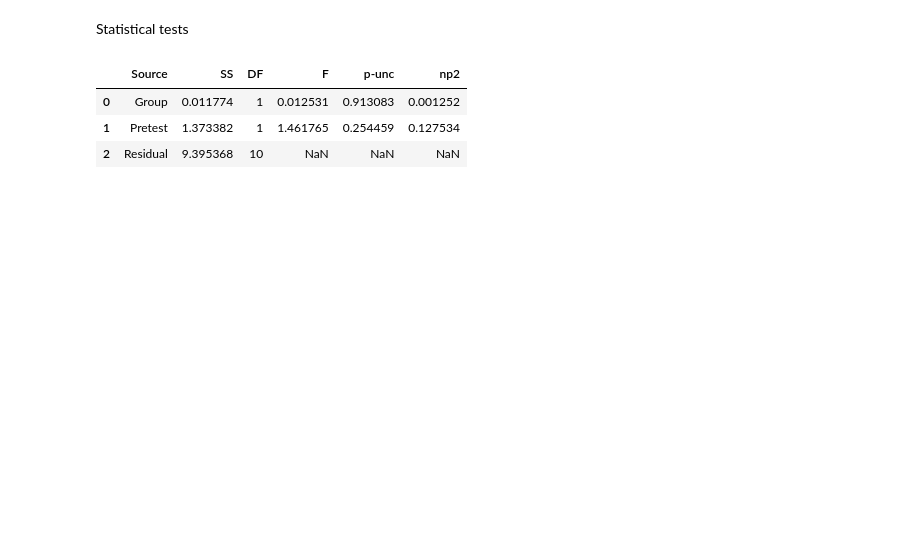
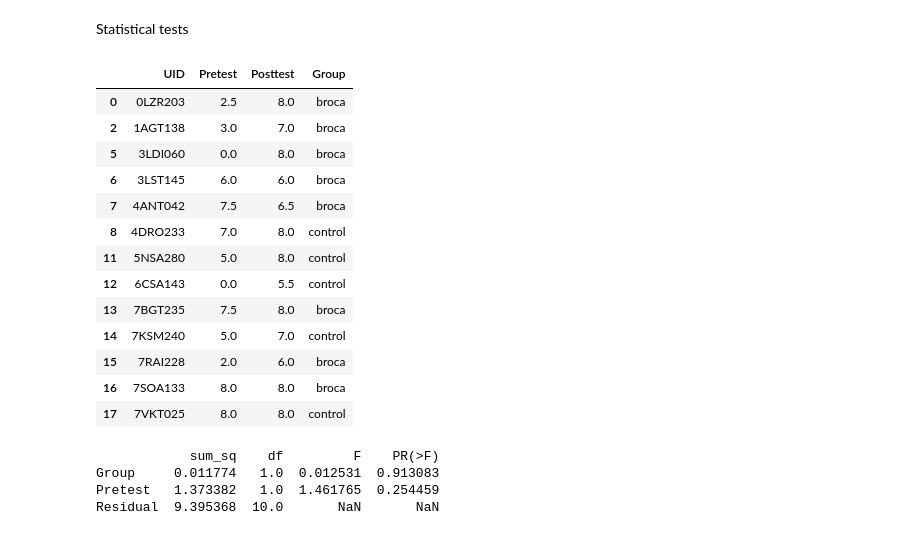
Before and after one commit to gord6/Tapping-into-the-Natural-Language-System-Using-Artificial-Languages-when-Learning-Programming, a Jupyter notebook: statistics.ipynb, the cells around one changed output. Cells and saved outputs as stored; diff of their text form; code cells hidden in the pictures; blank space fills up the shorter version.

```diff
--- a/statistics.ipynb
+++ b/statistics.ipynb
@@ -1843,13 +1648,43 @@ df_datatypes_broca
 # %% [markdown]
 Statistical tests
-# %%
-from pingouin import ancova
-ancova(data=df_merge, dv='Posttest', covar='Pretest', between='Group')
-# %% [output]
-|  | Source | SS | DF | F | p-unc | np2 |
-| 0 | Group | 0.011774 | 1 | 0.012531 | 0.913083 | 0.001252 |
-| 1 | Pretest | 1.373382 | 1 | 1.461765 | 0.254459 | 0.127534 |
-| 2 | Residual | 9.395368 | 10 | NaN | NaN | NaN |
+# %%
+from pingouin import ancova
+ancova(data=df_merge, dv='Posttest', covar='Pretest', between='Group')
+
+
+import statsmodels.formula.api as smf
+import statsmodels.api as sm
+
+# Load the data into a pandas DataFrame
+
+display(df_merge)
+
+# Fit a linear regression model using the 'ols' function
+model = smf.ols(formula="Posttest ~ Pretest + Group", data=df_merge)
+results = model.fit()
+
+# Perform an ANOVA using the 'anova_lm' function
+aov_table = sm.stats.anova_lm(results, typ=2)
+print(aov_table)
+# %% [output]
+|  | UID | Pretest | Posttest | Group |
+| 0 | 0LZR203 | 2.5 | 8.0 | broca |
+| 2 | 1AGT138 | 3.0 | 7.0 | broca |
+| 5 | 3LDI060 | 0.0 | 8.0 | broca |
+| 6 | 3LST145 | 6.0 | 6.0 | broca |
+| 7 | 4ANT042 | 7.5 | 6.5 | broca |
+| 8 | 4DRO233 | 7.0 | 8.0 | control |
+| 11 | 5NSA280 | 5.0 | 8.0 | control |
+| 12 | 6CSA143 | 0.0 | 5.5 | control |
+| 13 | 7BGT235 | 7.5 | 8.0 | broca |
+| 14 | 7KSM240 | 5.0 | 7.0 | control |
+| 15 | 7RAI228 | 2.0 | 6.0 | broca |
+| 16 | 7SOA133 | 8.0 | 8.0 | broca |
+| 17 | 7VKT025 | 8.0 | 8.0 | control |
+            sum_sq    df         F    PR(>F)
+Group     0.011774   1.0  0.012531  0.913083
+Pretest   1.373382   1.0  1.461765  0.254459
+Residual  9.395368  10.0       NaN       NaN
 # %%
 from scipy import stats
 
```
Also changed, not shown: parts of 40 cells of this notebook, 2 other files.
